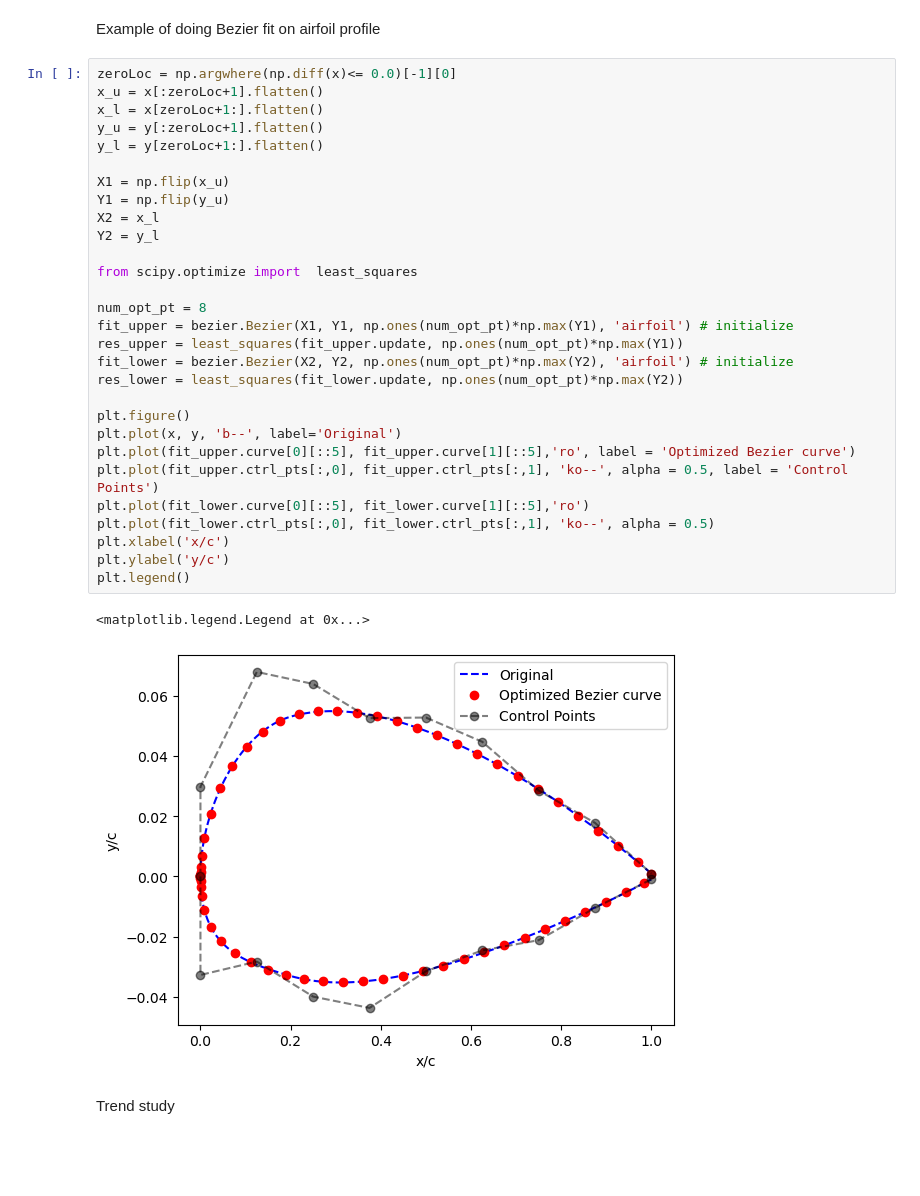
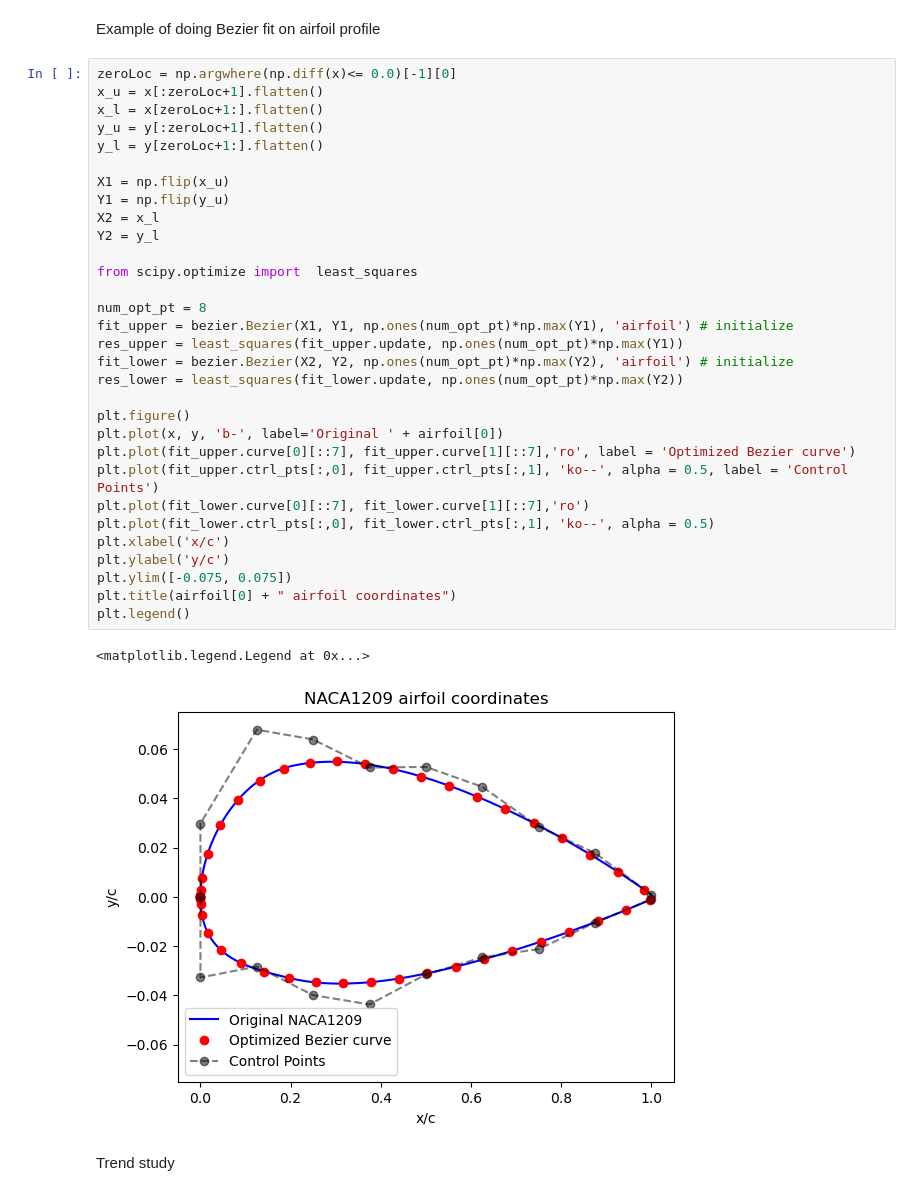
Before and after one commit to hwlee924/Large-Airfoil-Model, a Jupyter notebook: BNN_af_pdist_gen/airfoil_Bezier_examples.ipynb, the cells around one changed output. Drawn from its saved outputs; the diff is of its cells as text; blank space fills up the shorter version.

Commit message:
minor changes in plots

```diff
--- a/BNN_af_pdist_gen/airfoil_Bezier_examples.ipynb
+++ b/BNN_af_pdist_gen/airfoil_Bezier_examples.ipynb
@@ -48,35 +48,37 @@ Example of doing Bezier fit on airfoil profile
 # %%
 zeroLoc = np.argwhere(np.diff(x)<= 0.0)[-1][0]
 x_u = x[:zeroLoc+1].flatten()
 x_l = x[zeroLoc+1:].flatten()
 y_u = y[:zeroLoc+1].flatten()
 y_l = y[zeroLoc+1:].flatten()
 
 X1 = np.flip(x_u)
 Y1 = np.flip(y_u)
 X2 = x_l
 Y2 = y_l
 
 from scipy.optimize import  least_squares
 
 num_opt_pt = 8
 fit_upper = bezier.Bezier(X1, Y1, np.ones(num_opt_pt)*np.max(Y1), 'airfoil') # initialize
 res_upper = least_squares(fit_upper.update, np.ones(num_opt_pt)*np.max(Y1))
 fit_lower = bezier.Bezier(X2, Y2, np.ones(num_opt_pt)*np.max(Y2), 'airfoil') # initialize
 res_lower = least_squares(fit_lower.update, np.ones(num_opt_pt)*np.max(Y2))
 
 plt.figure()
-plt.plot(x, y, 'b--', label='Original')
-plt.plot(fit_upper.curve[0][::5], fit_upper.curve[1][::5],'ro', label = 'Optimized Bezier curve')
+plt.plot(x, y, 'b-', label='Original ' + airfoil[0])
+plt.plot(fit_upper.curve[0][::7], fit_upper.curve[1][::7],'ro', label = 'Optimized Bezier curve')
 plt.plot(fit_upper.ctrl_pts[:,0], fit_upper.ctrl_pts[:,1], 'ko--', alpha = 0.5, label = 'Control Points')
-plt.plot(fit_lower.curve[0][::5], fit_lower.curve[1][::5],'ro')
+plt.plot(fit_lower.curve[0][::7], fit_lower.curve[1][::7],'ro')
 plt.plot(fit_lower.ctrl_pts[:,0], fit_lower.ctrl_pts[:,1], 'ko--', alpha = 0.5)
 plt.xlabel('x/c')
 plt.ylabel('y/c')
+plt.ylim([-0.075, 0.075])
+plt.title(airfoil[0] + " airfoil coordinates")
 plt.legend()
 # %% [output]
 <matplotlib.legend.Legend at 0x...>
-[figure, old version]
+[figure, new version]
 # %% [markdown]
 Trend study
 # %%
```
Also changed, not shown: parts of 4 cells of this notebook.
